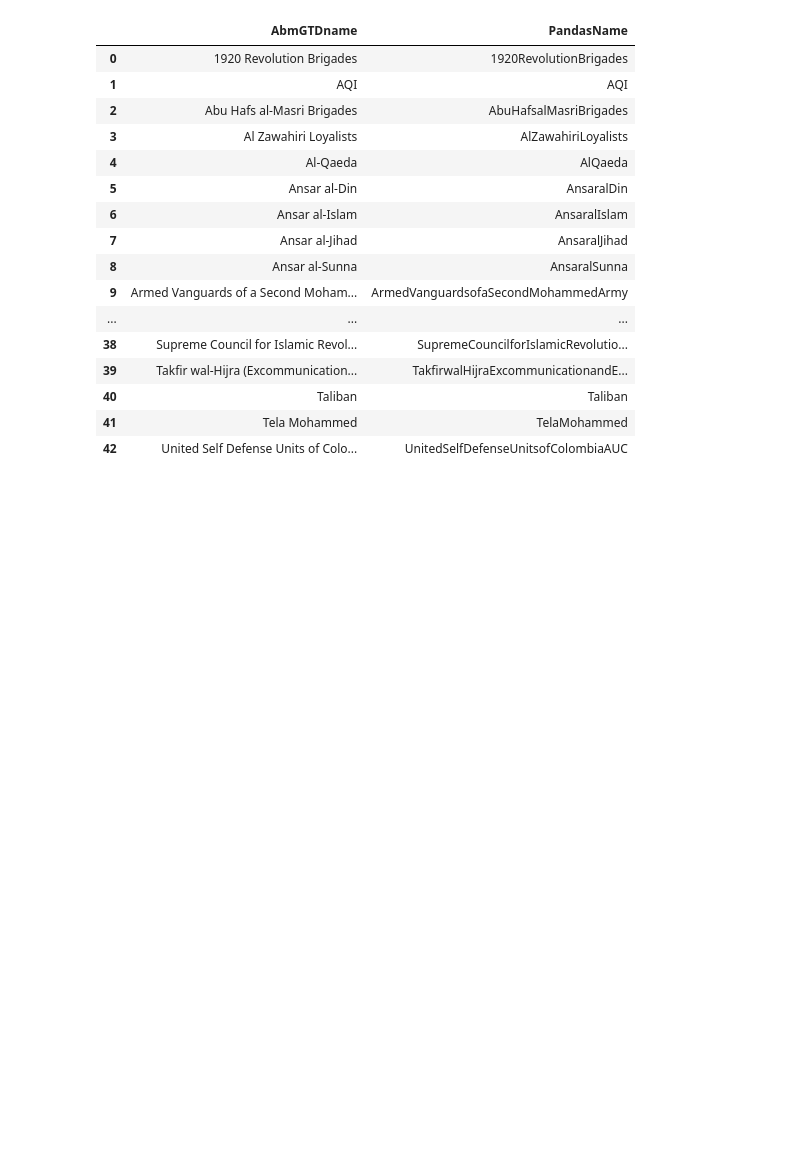
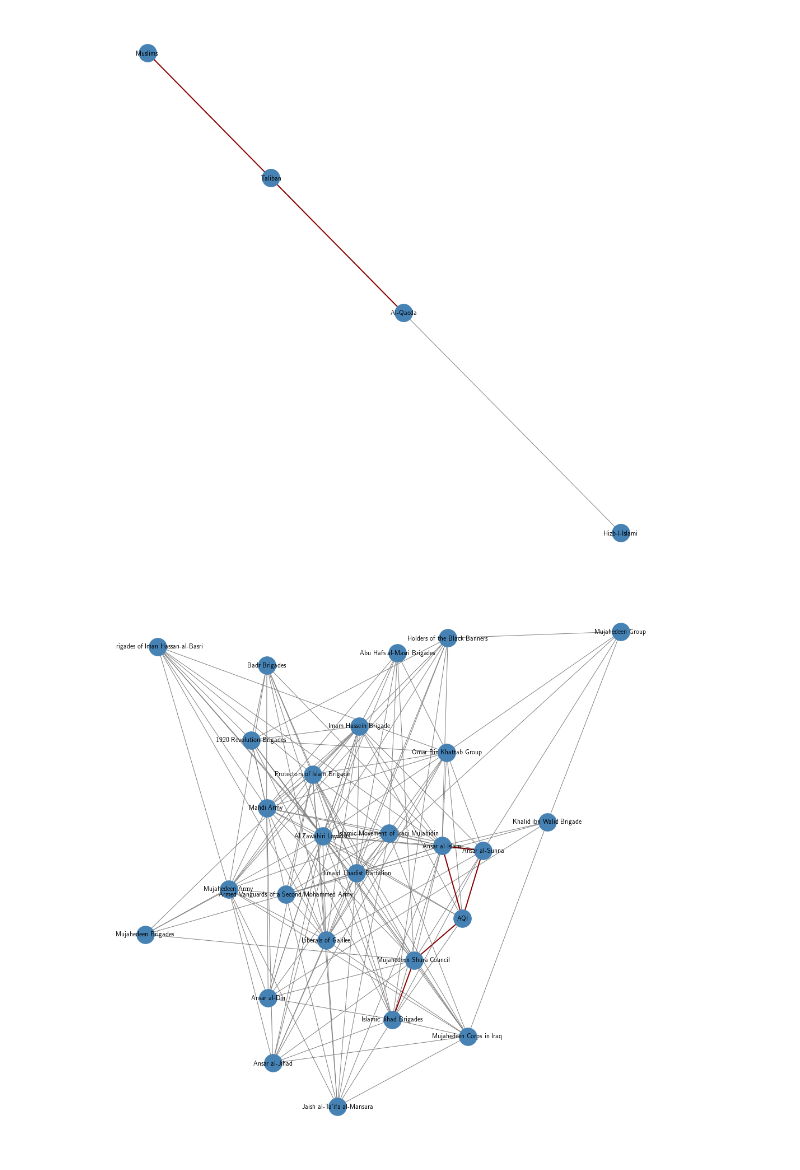
Before and after one commit to adamrpah/BIGSSS-Terror, a Jupyter notebook: analytics/code/multihawkes/multihawkes_analysis.ipynb, the cells around one changed output. Drawn from its saved outputs; the diff is of its cells as text; code cells hidden in the pictures; blank space fills up the shorter version.

Commit message:
updated multihawkes analysis code

```diff
--- a/analytics/code/multihawkes/multihawkes_analysis.ipynb
+++ b/analytics/code/multihawkes/multihawkes_analysis.ipynb
@@ -59,20 +56,0 @@ for country in ['Afghanistan', 'Iraq', 'Colombia']:
-# %%
-node_trans
-# %% [output]
-|  | AbmGTDname | PandasName |
-| 0 | 1920 Revolution Brigades | 1920RevolutionBrigades |
-| 1 | AQI | AQI |
-| 2 | Abu Hafs al-Masri Brigades | AbuHafsalMasriBrigades |
-| 3 | Al Zawahiri Loyalists | AlZawahiriLoyalists |
-| 4 | Al-Qaeda | AlQaeda |
-| 5 | Ansar al-Din | AnsaralDin |
-| 6 | Ansar al-Islam | AnsaralIslam |
-| 7 | Ansar al-Jihad | AnsaralJihad |
-| 8 | Ansar al-Sunna | AnsaralSunna |
-| 9 | Armed Vanguards of a Second Moham... | ArmedVanguardsofaSecondMohammedArmy |
-| ... | ... | ... |
-| 38 | Supreme Council for Islamic Revol... | SupremeCouncilforIslamicRevolutio... |
-| 39 | Takfir wal-Hijra (Excommunication... | TakfirwalHijraExcommunicationandE... |
-| 40 | Taliban | Taliban |
-| 41 | Tela Mohammed | TelaMohammed |
-| 42 | United Self Defense Units of Colo... | UnitedSelfDefenseUnitsofColombiaAUC |
@@ -80,0 +57,43 @@ node_trans
+# %%
+countries = ['Afghanistan', 'Iraq', 'Colombia']
+hawkes_edges = {c:pd.read_csv('../../results/multihawkes/r1000/%s_edges.csv' % c) for c in countries}
+hawkes_edges['Source'] = hawkes_edges['Source'].apply(name_cleaner)
+# %%
+known_edges = {c:pd.read_csv('../../data/%s_edges.csv' % c) for c in countries}
+# %%
+name_trans = pd.read_csv('../../data/group_names_trans.csv')
+# %%
+for country in countries:
+    #Hawkes graph
+    hawkes_G = nx.Graph()
+    hawkes_G.add_weighted_edges_from( hawkes_edges[country].values.tolist() )
+    #allied graph
+    known_edges[country]['Weight']=1
+    known_G = nx.Graph()
+    known_G.add_weighted_edges_from( known_edges[country].values.tolist() )
+    #Graph intersection
+    full_graph = nx.compose(hawkes_G, known_G)
+    #Subset it
+    sub_full = full_graph.subgraph(name_trans.gname.values.tolist())
+    #Plot it out
+    fig = plt.figure(figsize=(14,14))
+    ax = fig.add_subplot(111)
+    pos = nx.spring_layout(sub_full)
+    edge_coloring, edge_widths = [], []
+    for edge in sub_full.edges():
+        if edge in known_G.edges():
+            edge_coloring.append('darkred')
+            edge_widths.append(2)
+        else:
+            edge_coloring.append('gray')
+            edge_widths.append(1)
+    node_labels = {n:name_cleaner(n) for n in sub_full.nodes()}
+    nx.draw(sub_full, pos=pos, node_size=1000,
+            with_labels=True, edge_color = edge_coloring, width = edge_widths, labels=node_labels,
+            node_color='steelblue', ax=ax)
+    plt.tight_layout()
+    plt.savefig('../../results/multihawkes/r1000/%s_intersection.eps' % country)
+    plt.savefig('../../results/multihawkes/r1000/%s_intersection.png' % country)
+# %% [output]
+[figure, added]
+[figure, added]
```
Also changed, not shown: parts of 4 cells of this notebook, 6 other files.
